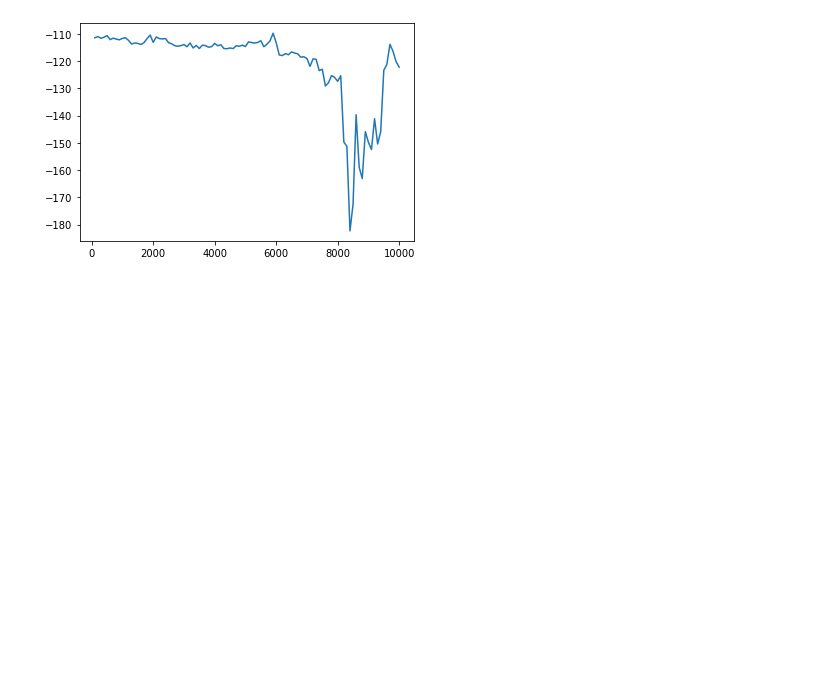
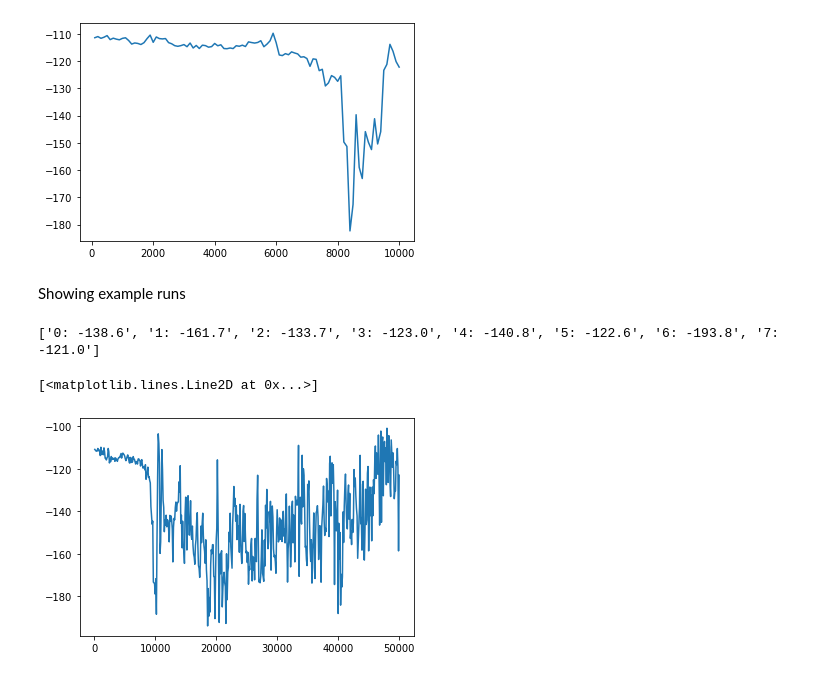
Before and after one commit to strath-ace/smart-ml, a Jupyter notebook: Gaudet-Lander/run_qnet_nb.ipynb, the cells around one changed output. Saved outputs shown, nothing was run; the diff lists cells and outputs as text; code cells hidden in the pictures; blank space fills up the shorter version.

```diff
--- a/Gaudet-Lander/run_qnet_nb.ipynb
+++ b/Gaudet-Lander/run_qnet_nb.ipynb
@@ -141,3 +116,20 @@ plt.plot(x,R_s)
 # %% [output]
 [<matplotlib.lines.Line2D at 0x...>]
 [figure]
+# %% [markdown]
+Showing example runs
+# %%
+data_all = []
+for i in range(8):
+    data_all.append(pickle.load(open('test_demo_21_3_{}.pkl'.format(i),'rb')))
+print(['{}: {}'.format(i,np.mean(r['R'][-100:]).round(1)) for i, r in enumerate(data_all)])
+# %% [output]
+['0: -138.6', '1: -161.7', '2: -133.7', '3: -123.0', '4: -140.8', '5: -122.6', '6: -193.8', '7: -121.0']
+# %%
+run_no = 3
+
+x,R = data_all[run_no]['R'].smooth()
+plt.plot(x,R)
+# %% [output]
+[<matplotlib.lines.Line2D at 0x...>]
+[figure, added]
```
Also changed, not shown: parts of 4 cells of this notebook, 2 other files.
